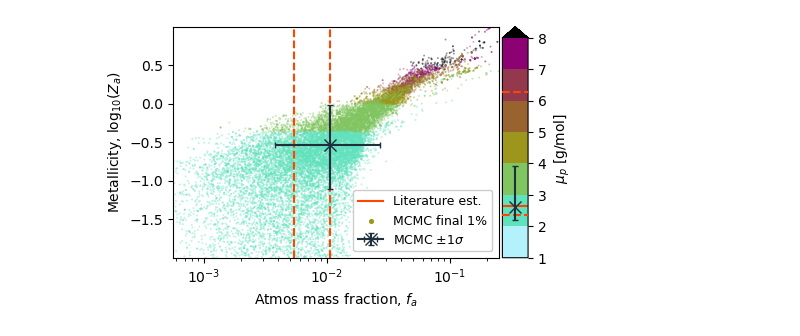
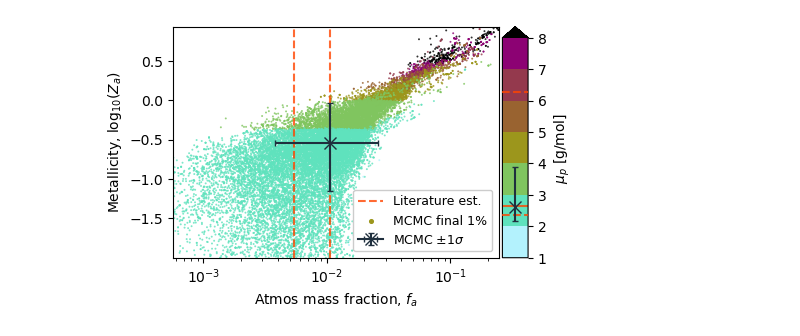
Before and after one commit to nichollsh/InferAGNI, a Jupyter notebook: notebooks/paper_demo.ipynb, the cells around one changed output. Saved outputs shown, nothing was run; the diff lists cells and outputs as text; code cells hidden in the pictures.

```diff
--- a/notebooks/paper_demo.ipynb
+++ b/notebooks/paper_demo.ipynb
@@ -17,10 +12,14 @@ from inferagni.plot import truth_color, samples_color, DPI
 # %%
 # %config InlineBackend.figure_format = 'retina'
 # %%
-outdir = "output/TOI-421_b/"
+outdir = "output/"
+planet = "TOI-421_b"
+
+outdir_planet = os.path.join(outdir, planet)
+os.makedirs(outdir_planet, exist_ok=True)
 # %%
-samps = pd.read_csv(outdir+"result.csv",skiprows=1, sep=",", encoding="utf-8")
-truth = pd.read_csv(outdir+"truth.csv" ,skiprows=1, sep=",", encoding="utf-8")
+samps = pd.read_csv(os.path.join(outdir_planet,"result.csv"),skiprows=1, sep=",", encoding="utf-8")
+truth = pd.read_csv(os.path.join(outdir_planet,"truth.csv") ,skiprows=1, sep=",", encoding="utf-8")
 
 ntruth = len(truth)
 
@@ -127,6 +111,8 @@ fig,ax = plt.subplots(1,1,figsize=(5,3))
 ckey = "μ_phot"
 xkey = "frac_atm"
 ykey = "logZ"
+
+al = 0.3
 
 if ia.util.varprops[ckey].log:
     c = 10**(samps[ckey].values)
@@ -144,41 +130,41 @@ cmap.set_over("k")
 norm = mpl.colors.BoundaryNorm(boundaries=np.arange(1, 9, 1.0), ncolors=cmap.N)
 sm = mpl.cm.ScalarMappable(cmap=cmap, norm=norm)
 
-
 # colorbar
 cbar = fig.colorbar(sm, ax=ax, label=ia.util.varprops[ckey].label, pad=0.01, extend='max', aspect=9)
 cbar.ax.yaxis.set_major_locator(mpl.ticker.MultipleLocator(1))
 
 # add paper constraints
+al = 0.8
 obs_col = truth_color
-cbar.ax.axhline(ia.util.undimen(truth[truth["key"]==ckey]["value"], ckey), c=obs_col, ls='-')
-cbar.ax.axhline(ia.util.undimen(truth[truth["key"]==ckey]["value"], ckey) + ia.util.undimen(truth[truth["key"]==ckey]["plus"], ckey),c=obs_col , ls='--', zorder=10)
-cbar.ax.axhline(ia.util.undimen(truth[truth["key"]==ckey]["value"], ckey) - ia.util.undimen(truth[truth["key"]==ckey]["minus"], ckey),c=obs_col, ls='--', zorder=10)
+cbar.ax.axhline(ia.util.undimen(truth[truth["key"]==ckey]["value"], ckey), c=obs_col, ls='-', alpha=al)
+cbar.ax.axhline(ia.util.undimen(truth[truth["key"]==ckey]["value"], ckey) + ia.util.undimen(truth[truth["key"]==ckey]["plus"], ckey),c=obs_col , ls='--', zorder=10, alpha=al)
+cbar.ax.axhline(ia.util.undimen(truth[truth["key"]==ckey]["value"], ckey) - ia.util.undimen(truth[truth["key"]==ckey]["minus"], ckey),c=obs_col, ls='--', zorder=10, alpha=al)
 for xx in (0.54/100, 1.05/100):
-    ax.axvline(xx, color=obs_col, ls='--')
-ax.plot([],[], color=obs_col, ls='-', label="Literature est.")
+    ax.axvline(xx, color=obs_col, ls='--', alpha=al)
+ax.plot([],[], color=obs_col, ls='--', label="Literature est.", alpha=al)
 
 # mcmc result
 ax.scatter([],[], color=sm.to_rgba(4), s=28, marker=".", label=f"MCMC final {end_frac*100:g}%", zorder=21, )
-ax.scatter(x,y, c=c, s=2,  alpha=0.4, cmap=sm.get_cmap(), norm=sm.norm, edgecolors="none", rasterized=True)
+ax.scatter(x,y, c=c, s=2,  alpha=al, cmap=sm.get_cmap(), norm=sm.norm, edgecolors="none", rasterized=True)
 ax.errorbar([np.median(x)], [np.median(y)], xerr=[[np.median(x)-np.percentile(x, 16)], [np.percentile(x, 84)-np.median(x)]],
             yerr=[[np.median(y)-np.percentile(y, 16)], [np.percentile(y, 84)-np.median(y)]],
             zorder=20, label=r"MCMC $\pm 1\sigma$", capsize=2, color=samples_color, lw=1.5, marker='x', markersize=8)
 cbar.ax.errorbar([0.5], [np.median(c)], yerr=[[np.median(c)-np.percentile(c, 16)], [np.percentile(c, 84)-np.median(c)]],
                  c=samples_color, markersize=8, marker='x', zorder=21,capsize=2, lw=1.5)
 
 if ia.util.varprops[xkey].log:
     ax.set_xscale("log")
 if ia.util.varprops[ykey].log:
     ax.set_yscale("log")
 ax.set_xlabel(ia.util.varprops[xkey].label)
 ax.set_ylabel(ia.util.varprops[ykey].label)
 
 ax.set_xlim(np.amin(x), np.amax(x))
 ax.set_ylim(np.amin(y), np.amax(y))
 
 ax.legend(loc='lower right', fontsize=9, framealpha=1)
-fig.savefig(outdir+"ia_demo_litcomp.pdf", dpi=DPI, bbox_inches="tight")
+fig.savefig(os.path.join(outdir,"ia_demo_litcomp.pdf"), dpi=DPI, bbox_inches="tight")
 plt.show()
 # %% [output]
-[figure, old version]
+[figure, new version]
```
Also changed, not shown: parts of 6 cells of this notebook, 5 other files.
